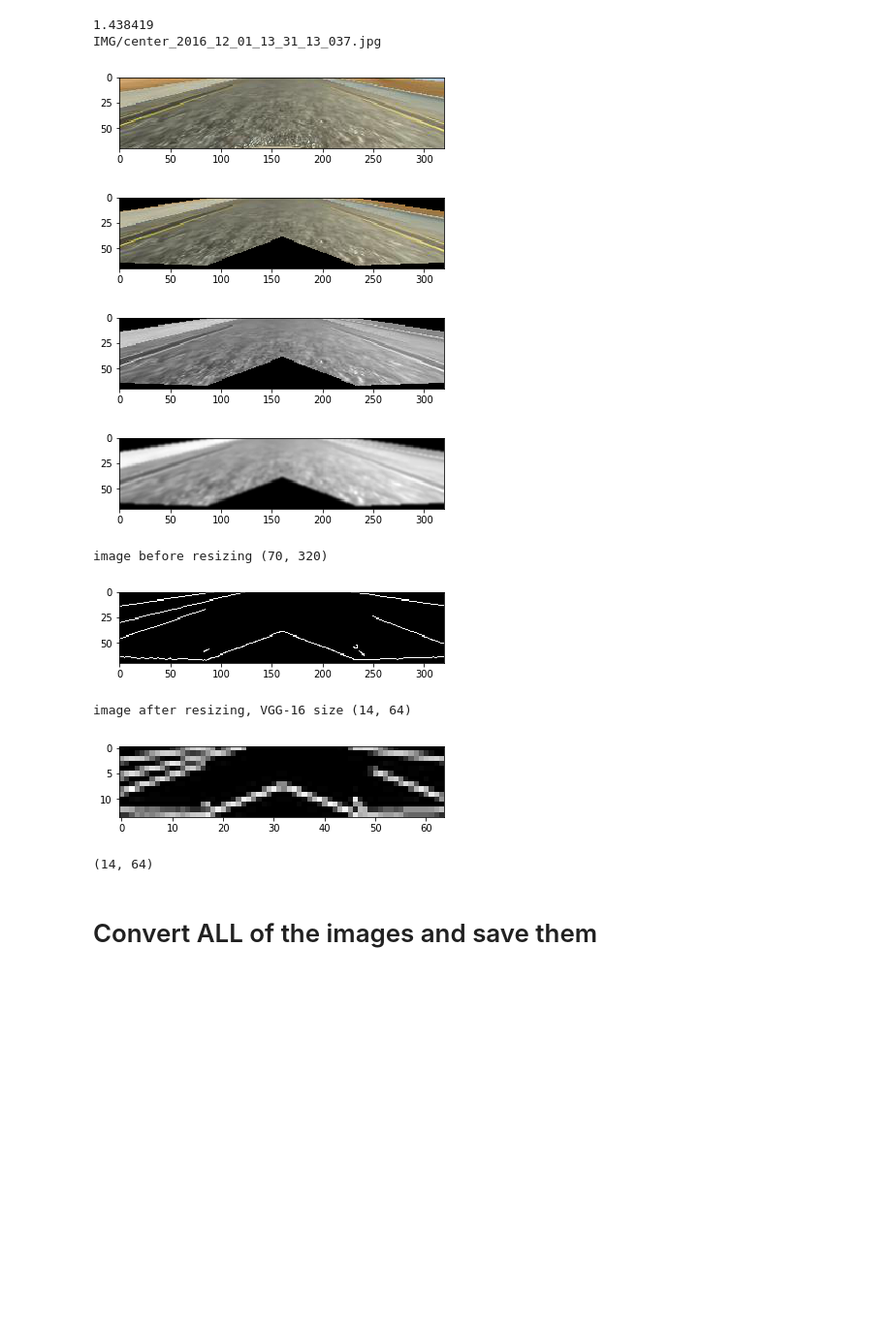
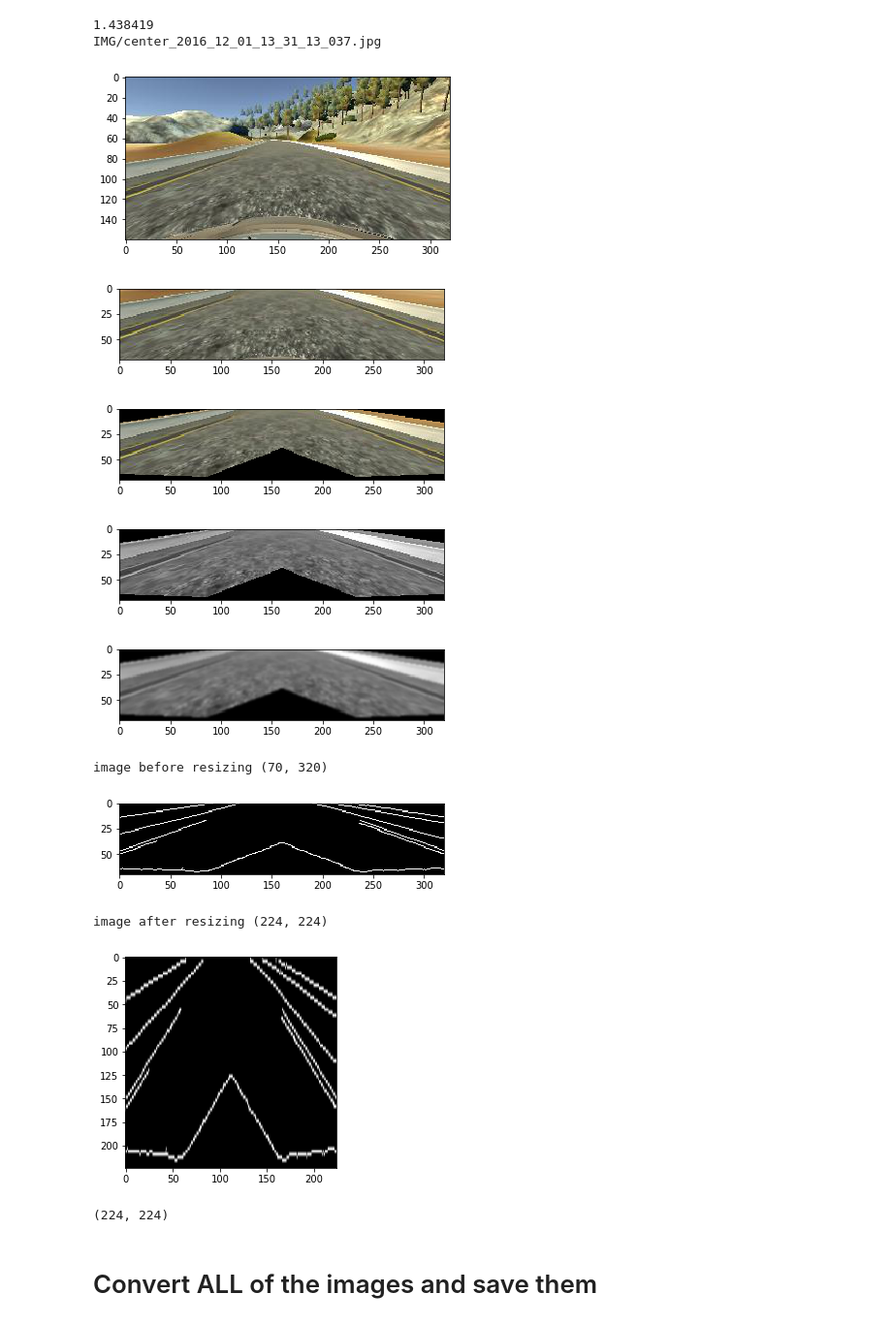
Before and after one commit to UkiDLucas/CarND-behavioral_cloning, a Jupyter notebook: preprocessing.ipynb, the cells around one changed output. Shown at 97% size. Drawn from its saved outputs; the diff is of its cells as text; code cells hidden in the pictures; blank space fills up the shorter version.

```diff
--- a/preprocessing.ipynb
+++ b/preprocessing.ipynb
@@ -174,3 +151,18 @@ def crop_image(image_index):
+# %%
+def load_image(image_index):
+    image_name = image_center_values[image_index]
+
+    from PIL import Image
+    image = Image.open(data_dir + image_name)
+    return image
+# %%
+def crop_image(image):
+    left = 0
+    upper = 70
+    right = 320
+    lower = 140 # 160 original
+    image = image.crop((left, upper, right, lower))
+    return image
 # %%
 import cv2
 def grayscale(image):
@@ -292,63 +284,70 @@ def preprocessing_pipline(image_index, final_size=224, should_plot=False):
     final_size=32  images are fuzzy, AlexNet (street signs CDNN)
     final_size=28  images are very fuzzy, LeNet
     """
-    image_crop = array(crop_image(image_index))
+    image = load_image(image_index)
+    if should_plot:
+        plt.imshow(image)
+        plt.show()
+
+    image = array(crop_image(image))
     # convert output to numpy array
     if should_plot:
-        plt.imshow(image_crop)
+        plt.imshow(image)
         plt.show()
 
-    image_mask = region_of_interest(
-        image_crop,
-        mask_vertices(image_crop))
+    image = region_of_interest(
+        image,
+        mask_vertices(image))
 
     if should_plot:
-        plt.imshow(image_mask, cmap='gray')
+        plt.imshow(image, cmap='gray')
         plt.show()
 
-    image_gray = grayscale(image_mask)
+    image = grayscale(image)
 
     if should_plot:
-        plt.imshow(image_gray, cmap='gray')
+        plt.imshow(image, cmap='gray')
         plt.show()
 
-    image_gaussian = gaussian_blur(image_gray, kernel_size=5)
+    image = gaussian_blur(image, kernel_size=5)
 
     if should_plot:
-        plt.imshow(image_gaussian, cmap='gray')
+        plt.imshow(image, cmap='gray')
         plt.show()
 
-    image_canny = canny(image_gaussian, low_threshold=100, high_threshold=190)
+    image = canny(image, low_threshold=100, high_threshold=190)
 
     if should_plot:
-        print("image before resizing", image_canny.shape)
-        plt.imshow(image_canny, cmap='gray')
+        print("image before resizing", image.shape)
+        plt.imshow(image, cmap='gray')
         plt.show()
 
-    image_resized = resize_image_to_square(image_canny, new_size=final_size) # VGG-16 size
+    #image = resize_image_to_square(image, new_size=final_size) # VGG-16 size
+    image = cv2.resize(image,(224,224))
 
     if should_plot:
-        print("image after resizing, VGG-16 size", image_resized.shape)
-        plt.imshow(image_resized, cmap='gray')
+        print("image after resizing", image.shape)
+        plt.imshow(image, cmap='gray')
         plt.show()
-    return image_resized
+    return image
 
 
 from numpy import array
 import random
 image_index = random.randrange( len(speed_values))
 image = preprocessing_pipline(image_index, final_size=64, should_plot=True)
 print(image.shape)
 # %% [output]
-[figure, old version]
+[figure, new version]
-[figure, old version]
+[figure, new version]
-[figure, old version]
+[figure, new version]
-[figure, old version]
+[figure, new version]
+[figure, new version]
 image before resizing (70, 320)
-[figure, old version]
+[figure, new version]
-image after resizing, VGG-16 size (14, 64)
+image after resizing (224, 224)
-[figure, old version]
+[figure, added]
-(14, 64)
+(224, 224)
 # %% [markdown]
 # Convert ALL of the images and save them
 # %%
```
Also changed, not shown: parts of 7 cells of this notebook, 25 other files.
